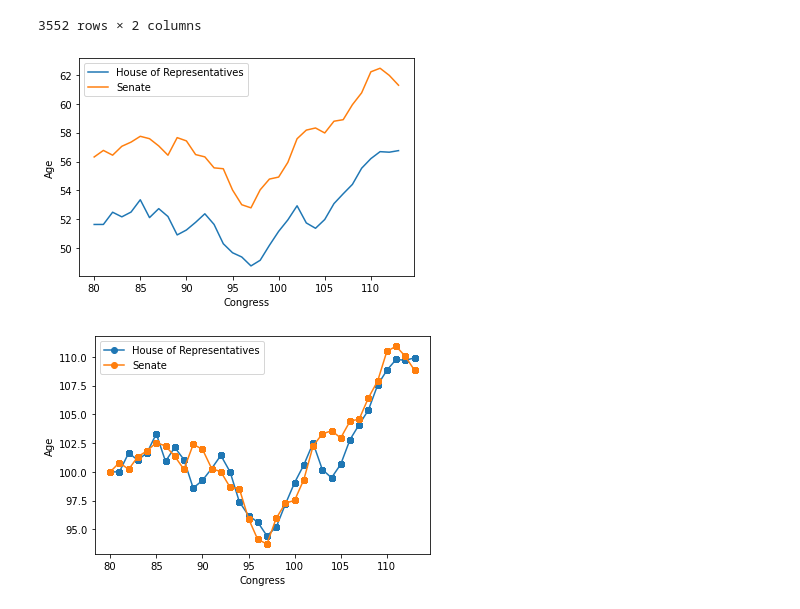
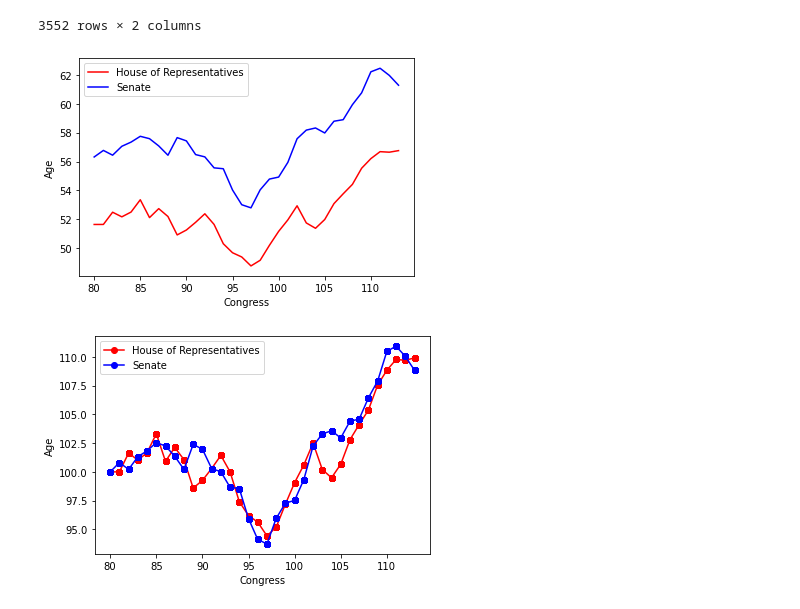
Before and after one commit to andrew-disario/is-congress-getting-older, a Jupyter notebook: is-congress-getting-older.ipynb, the cells around one changed output. Drawn from its saved outputs; the diff is of its cells as text; code cells hidden in the pictures.

Commit message:
Modified is-congress-getting-older.ipynb. Added output.png.

```diff
--- a/is-congress-getting-older.ipynb
+++ b/is-congress-getting-older.ipynb
@@ -47,20 +56,22 @@ senate_ages_df
 | 3551 | 113 | 61.286667 |
 3552 rows × 2 columns
 # %%
-plt.plot(house_ages_df.congress, house_ages_df.age)
-plt.plot(senate_ages_df.congress, senate_ages_df.age)
+# plot data for house and senate
+plt.plot(house_ages_df.congress, house_ages_df.age, color = 'red')
+plt.plot(senate_ages_df.congress, senate_ages_df.age, color = 'blue')
 plt.legend(['House of Representatives', 'Senate'])
 plt.xlabel('Congress')
 plt.ylabel('Age')
 plt.show()
 # %% [output]
-[figure, old version]
+[figure, new version]
 # %%
-plt.plot(house_ages_df.congress, house_ages_df.age / house_ages_df.age.iloc[0] * 100, 'o-')
-plt.plot(senate_ages_df.congress, senate_ages_df.age / senate_ages_df.age.iloc[0] * 100, 'o-')
+# plot data for house and senate with points
+plt.plot(house_ages_df.congress, house_ages_df.age / house_ages_df.age.iloc[0] * 100, 'o-', color = 'red')
+plt.plot(senate_ages_df.congress, senate_ages_df.age / senate_ages_df.age.iloc[0] * 100, 'o-', color = 'blue')
 plt.legend(['House of Representatives', 'Senate'])
 plt.xlabel('Congress')
 plt.ylabel('Age')
 plt.show()
 # %% [output]
-[figure, old version]
+[figure, new version]
```
Also changed, not shown: parts of 4 cells of this notebook, 1 other file.
